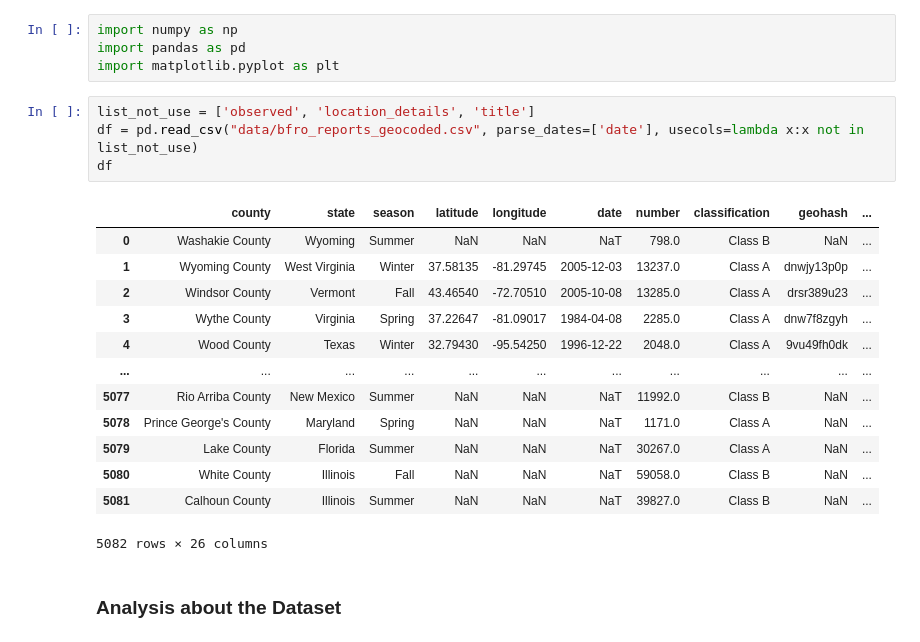
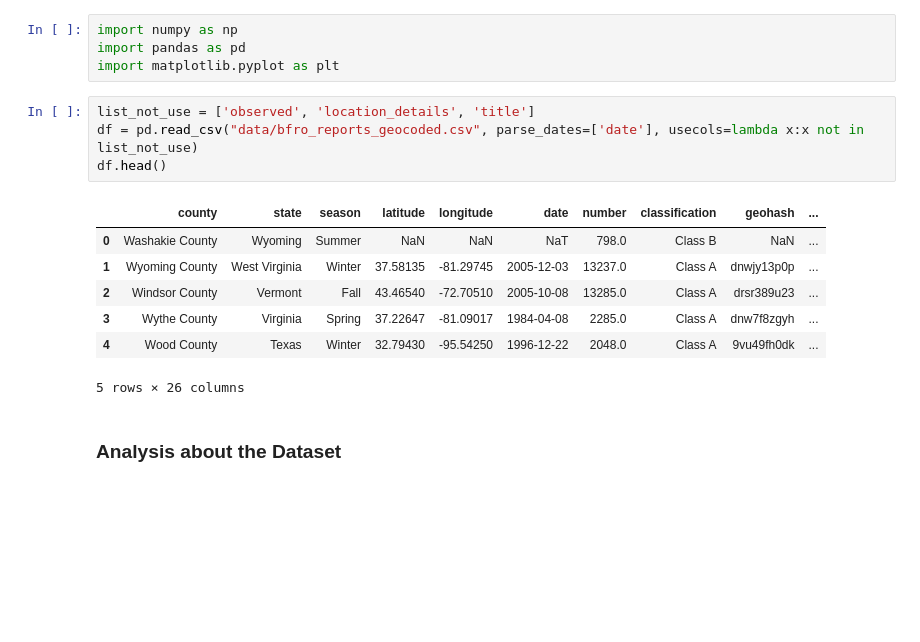
Before and after one commit to modestcharlie/2024Spr_projects, a Jupyter notebook: Final.ipynb, the cells around one changed output. Drawn from its saved outputs; the diff is of its cells as text; blank space fills up the shorter version.

```diff
--- a/Final.ipynb
+++ b/Final.ipynb
@@ -5,21 +5,15 @@ import matplotlib.pyplot as plt
 # %%
 list_not_use = ['observed', 'location_details', 'title']
 df = pd.read_csv("data/bfro_reports_geocoded.csv", parse_dates=['date'], usecols=lambda x:x not in list_not_use)
-df
+df.head()
 # %% [output]
 |  | county | state | season | latitude | longitude | date | number | classification | geohash | ... |
 | 0 | Washakie County | Wyoming | Summer | NaN | NaN | NaT | 798.0 | Class B | NaN | ... |
 | 1 | Wyoming County | West Virginia | Winter | 37.58135 | -81.29745 | 2005-12-03 | 13237.0 | Class A | dnwjy13p0p | ... |
 | 2 | Windsor County | Vermont | Fall | 43.46540 | -72.70510 | 2005-10-08 | 13285.0 | Class A | drsr389u23 | ... |
 | 3 | Wythe County | Virginia | Spring | 37.22647 | -81.09017 | 1984-04-08 | 2285.0 | Class A | dnw7f8zgyh | ... |
 | 4 | Wood County | Texas | Winter | 32.79430 | -95.54250 | 1996-12-22 | 2048.0 | Class A | 9vu49fh0dk | ... |
-| ... | ... | ... | ... | ... | ... | ... | ... | ... | ... | ... |
-| 5077 | Rio Arriba County | New Mexico | Summer | NaN | NaN | NaT | 11992.0 | Class B | NaN | ... |
-| 5078 | Prince George's County | Maryland | Spring | NaN | NaN | NaT | 1171.0 | Class A | NaN | ... |
-| 5079 | Lake County | Florida | Summer | NaN | NaN | NaT | 30267.0 | Class A | NaN | ... |
-| 5080 | White County | Illinois | Fall | NaN | NaN | NaT | 59058.0 | Class B | NaN | ... |
-| 5081 | Calhoun County | Illinois | Summer | NaN | NaN | NaT | 39827.0 | Class B | NaN | ... |
-5082 rows × 26 columns
+5 rows × 26 columns
 # %% [markdown]
 ### Analysis about the Dataset
 # %%
```
Also changed, not shown: parts of 16 cells of this notebook.
